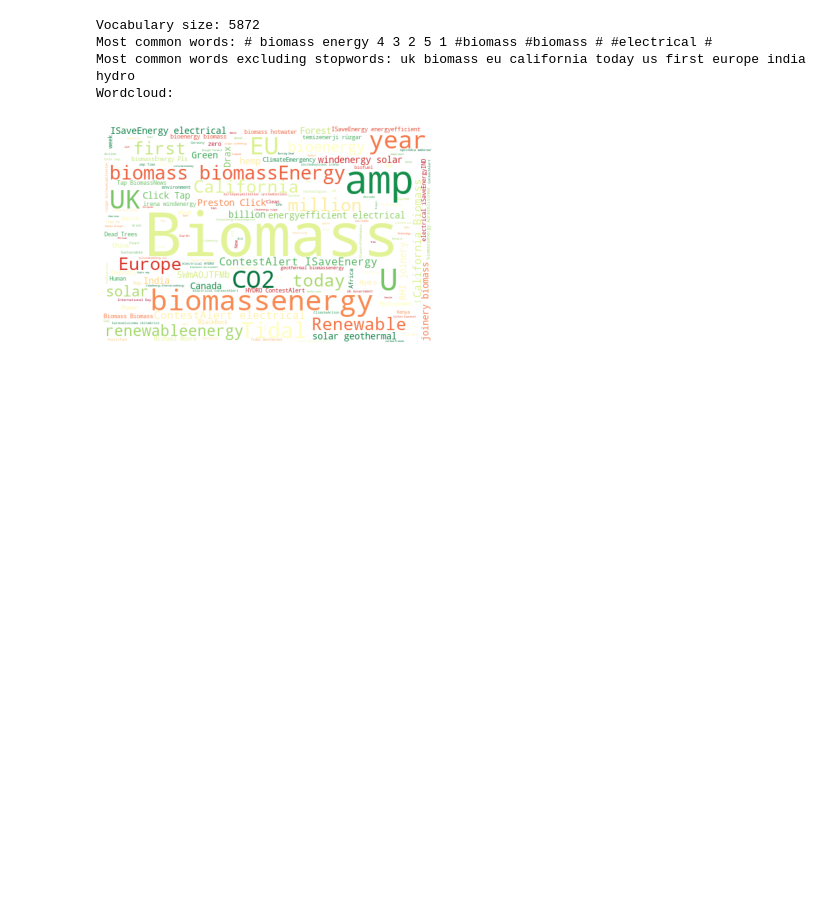
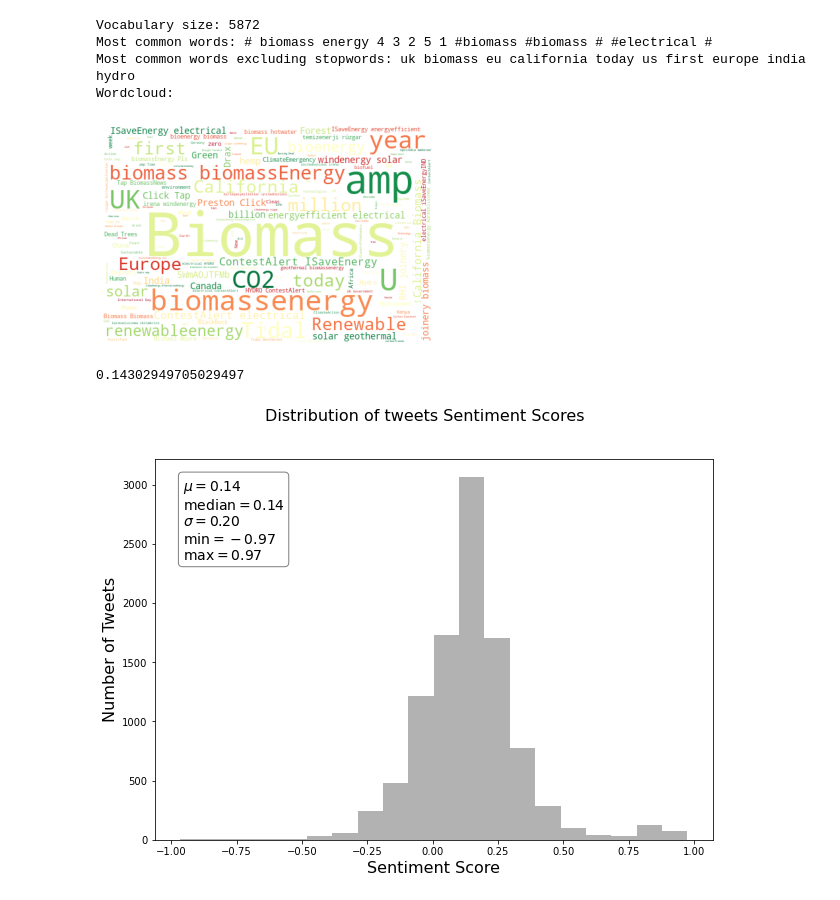
Before and after one commit to Ladan-n/Clean-Energy-Tweets-Analysis, a Jupyter notebook: tweets_analysis_biomass.ipynb, the cells around one changed output. Saved outputs shown, nothing was run; the diff lists cells and outputs as text; code cells hidden in the pictures; blank space fills up the shorter version.

Commit message:
Adds sentiment analysis and sentiment dist graph.

```diff
--- a/tweets_analysis_biomass.ipynb
+++ b/tweets_analysis_biomass.ipynb
@@ -19,12 +21,6 @@ from collections import Counter
 import matplotlib.pyplot as plt
 from wordcloud import WordCloud
 
-# https://medium.com/@b.terryjack/nlp-pre-trained-sentiment-analysis-1eb52a9d742c
-import nltk
-nltk.download('vader_lexicon')
-from nltk.sentiment.vader import SentimentIntensityAnalyzer
-sid = SentimentIntensityAnalyzer()
-
 import spacy
 # %% [output]
 [nltk_data] Downloading package vader_lexicon to
@@ -251,0 +332,42 @@ df_2017_2021.to_csv('data/tweets_df.csv')
+# %%
+tweets_senti_df = sentiment_analysis(df_2017_2021)
+# %%
+def sentiment_graph(tweet_df2):
+
+    fig, ax = plt.subplots(figsize=(10,7))
+    vadar_sentiment_comp_avg_list = tweet_df2['vadar_sentiment_comp_avg'].to_list()
+    arr = np.array(vadar_sentiment_comp_avg_list)
+    print(arr.mean())
+
+    mu = arr.mean()
+    median = np.median(arr)
+    sigma = arr.std()
+    minimum = np.min(arr)
+    maximum = np.max(arr)
+    textstr = '\n'.join((
+        r'$\mu=%.2f$' % (mu, ),
+        r'$\mathrm{median}=%.2f$' % (median, ),
+        r'$\sigma=%.2f$' % (sigma, ),
+        r'$\min=%.2f$' % (minimum, ),
+        r'$\max=%.2f$' % (maximum, )))
+
+    # these are matplotlib.patch.Patch properties
+    props = dict(boxstyle='round', facecolor='white', alpha=0.5)
+
+    # place a text box in upper left in axes coords
+    ax.text(0.05, 0.95, textstr, transform=ax.transAxes, fontsize=14,
+            verticalalignment='top', bbox=props)
+
+
+    #fig = plt.figure(figsize=(16,10))
+    fig.suptitle("Distribution of tweets Sentiment Scores", fontsize=16)
+    plt.xlabel("Sentiment Score", fontsize=16)
+    plt.ylabel("Number of Tweets", fontsize=16)
+    q_len = plt.hist(vadar_sentiment_comp_avg_list,  bins=20,log=False, color = (0.5,0.5,0.5,0.6))
+    plt.savefig('tweets_sentiment_score_distribution.png')
+    plt.show()
+# %%
+sentiment_graph(tweets_senti_df)
+# %% [output]
+0.14302949705029497
+[figure, added]
```
Also changed, not shown: parts of 3 cells of this notebook.
